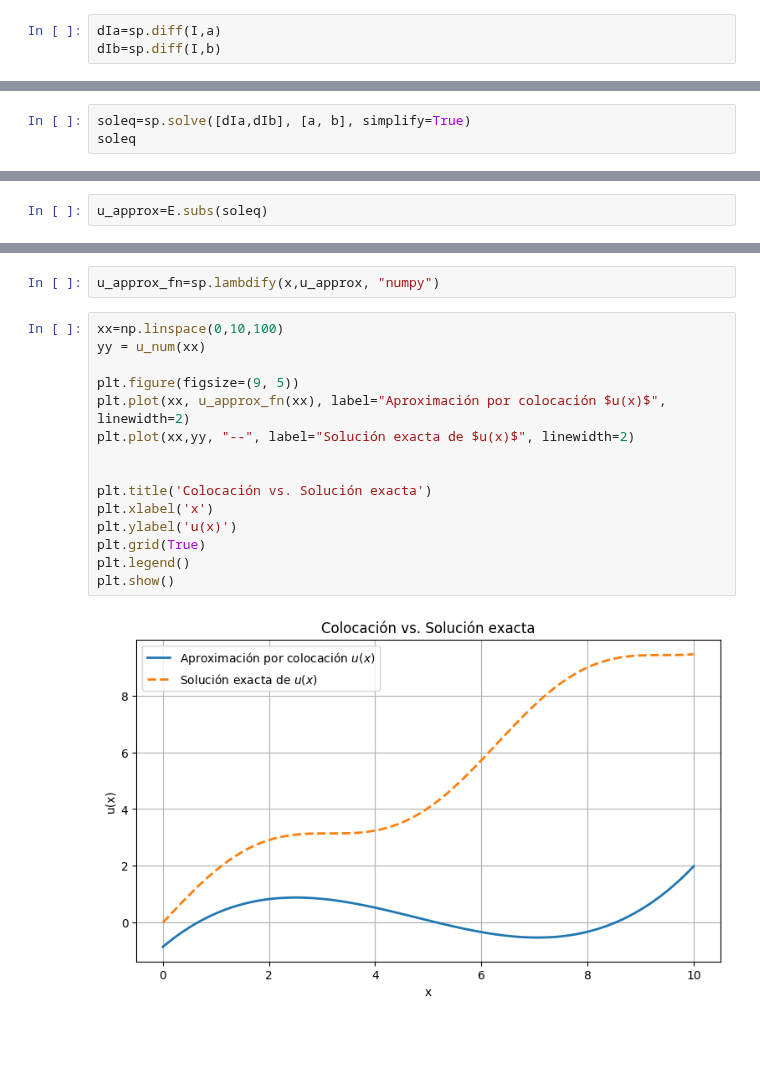
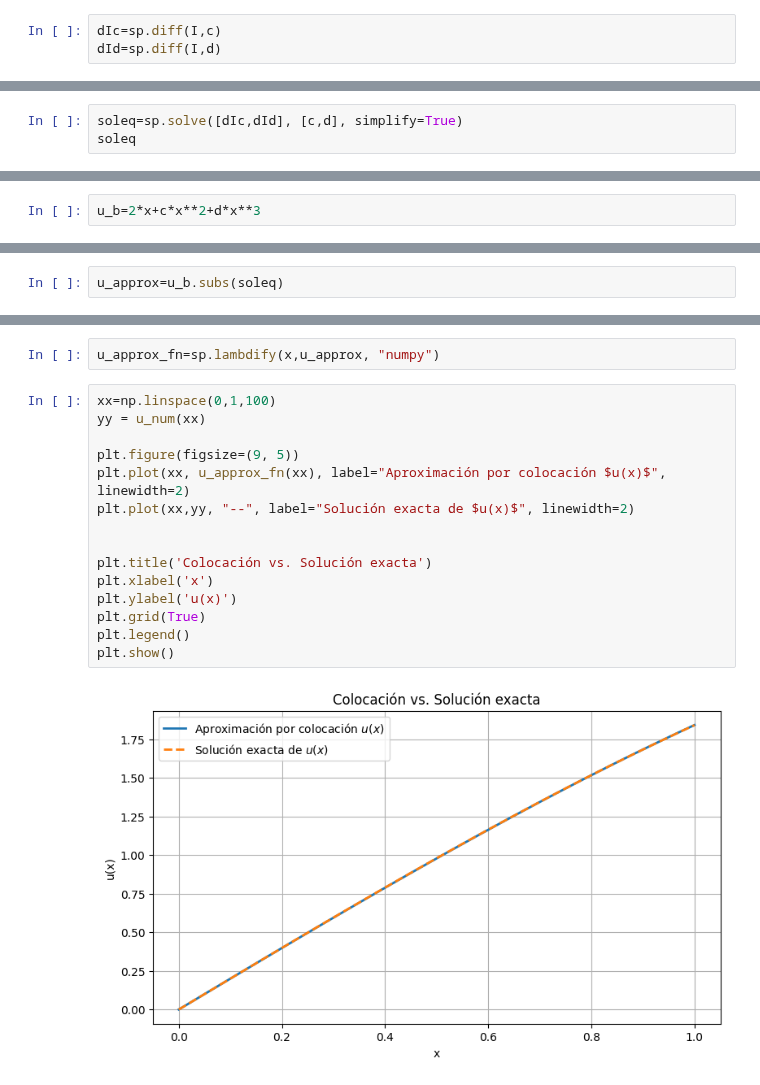
Before and after one commit to LuisManuelCatzoliSoriano/EDP-I, a Jupyter notebook: MétododeMínimos.ipynb, the cells around one changed output, grey strips where cells are left out. Drawn from its saved outputs; the diff is of its cells as text; blank space fills up the shorter version.

```diff
--- a/MétododeMínimos.ipynb
+++ b/MétododeMínimos.ipynb
@@ -91,4 +100,4 @@ $\displaystyle \frac{2187 \pi^{7} b^{2}}{7} + 729 \pi^{6} \left(\frac{a b}{3} -
 # %%
-dIa=sp.diff(I,a)
-dIb=sp.diff(I,b)
+dIc=sp.diff(I,c)
+dId=sp.diff(I,d)
 # %%
@@ -99,4 +108,4 @@ print(dIa,"\n",dIb)
 # %%
-soleq=sp.solve([dIa,dIb], [a, b], simplify=True)
+soleq=sp.solve([dIc,dId], [c,d], simplify=True)
 soleq
 # %% [output]
@@ -104,0 +113,2 @@ soleq
+# %%
+u_b=2*x+c*x**2+d*x**3
@@ -105,5 +119,5 @@ soleq
 # %%
-u_approx=E.subs(soleq)
+u_approx=u_b.subs(soleq)
 # %%
 u_approx
 # %% [output]
@@ -111,19 +125,19 @@ $\displaystyle \frac{7 x^{2} \left(1 - x\right) \left(- 1458 \pi^{6} - 405 \pi^{
 # %%
 u_approx_fn=sp.lambdify(x,u_approx, "numpy")
 # %%
-xx=np.linspace(0,10,100)
+xx=np.linspace(0,1,100)
 yy = u_num(xx)
 
 plt.figure(figsize=(9, 5))
 plt.plot(xx, u_approx_fn(xx), label="Aproximación por colocación $u(x)$", linewidth=2)
 plt.plot(xx,yy, "--", label="Solución exacta de $u(x)$", linewidth=2)
 
 
 plt.title('Colocación vs. Solución exacta')
 plt.xlabel('x')
 plt.ylabel('u(x)')
 plt.grid(True)
 plt.legend()
 plt.show()
 # %% [output]
-[figure, old version]
+[figure, new version]
```
Also changed, not shown: parts of 16 cells of this notebook.
